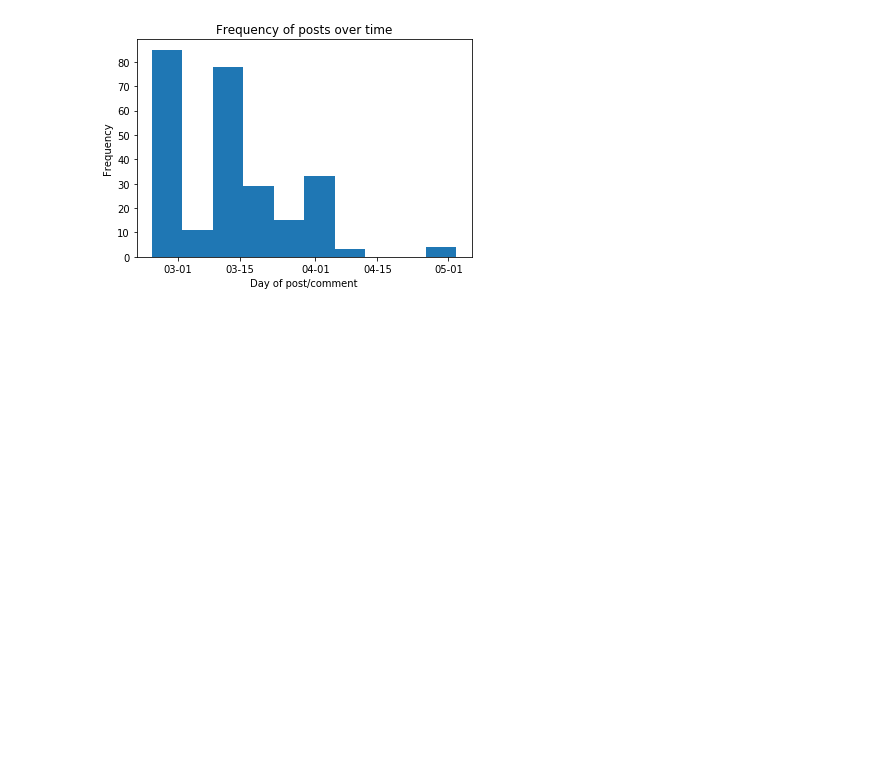
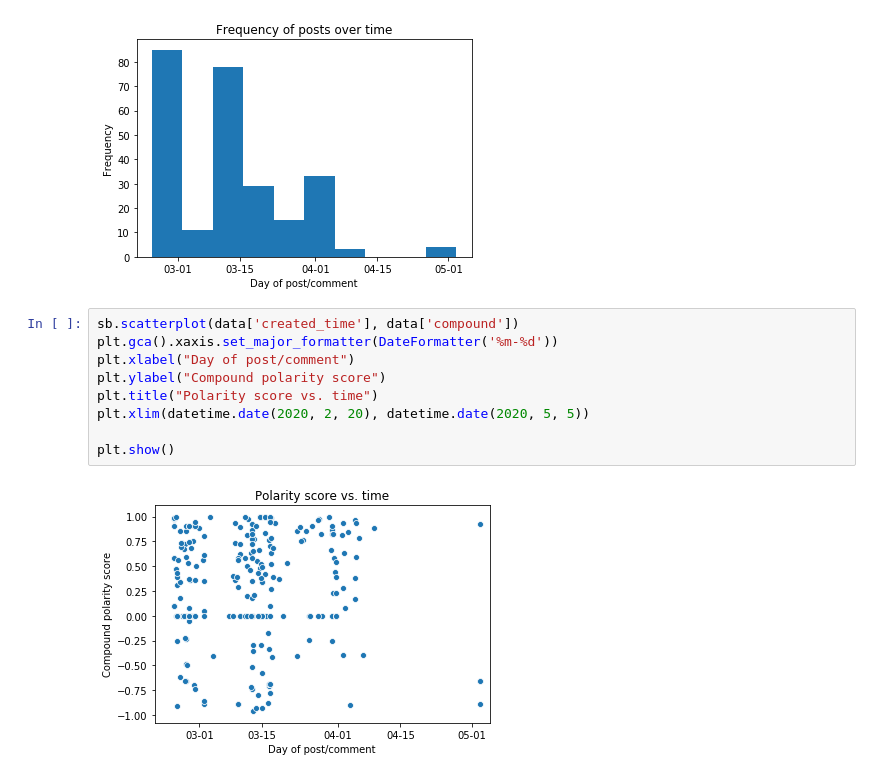
Before and after one commit to saloni-agshiker/DataDrivenEducationLab, a Jupyter notebook: visualization-mockups/EDA Piazza.ipynb, the cells around one changed output. Saved outputs shown, nothing was run; the diff lists cells and outputs as text; blank space fills up the shorter version.

```diff
--- a/visualization-mockups/EDA Piazza.ipynb
+++ b/visualization-mockups/EDA Piazza.ipynb
@@ -125,3 +135,14 @@ plt.title("Frequency of posts over time")
 plt.show()
 # %% [output]
 [figure]
+# %%
+sb.scatterplot(data['created_time'], data['compound'])
+plt.gca().xaxis.set_major_formatter(DateFormatter('%m-%d'))
+plt.xlabel("Day of post/comment")
+plt.ylabel("Compound polarity score")
+plt.title("Polarity score vs. time")
+plt.xlim(datetime.date(2020, 2, 20), datetime.date(2020, 5, 5))
+
+plt.show()
+# %% [output]
+[figure, added]
```
Also changed, not shown: parts of 3 cells of this notebook, 9 other files.
